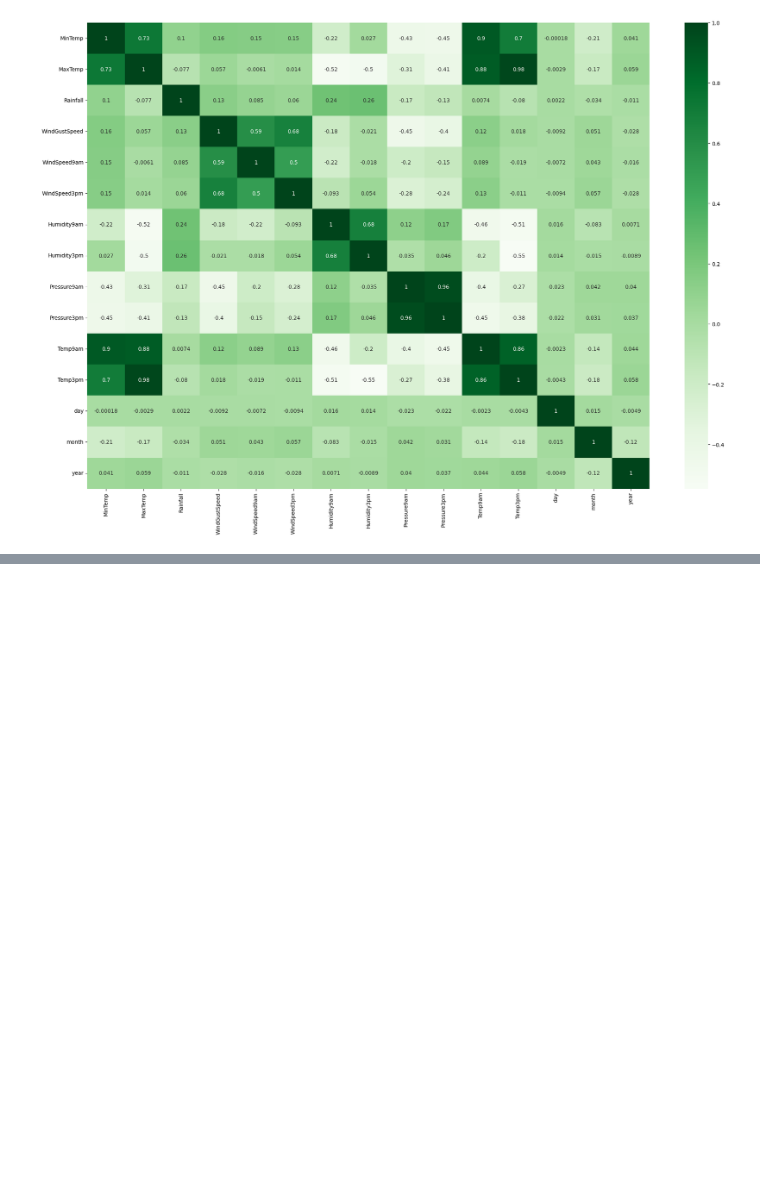
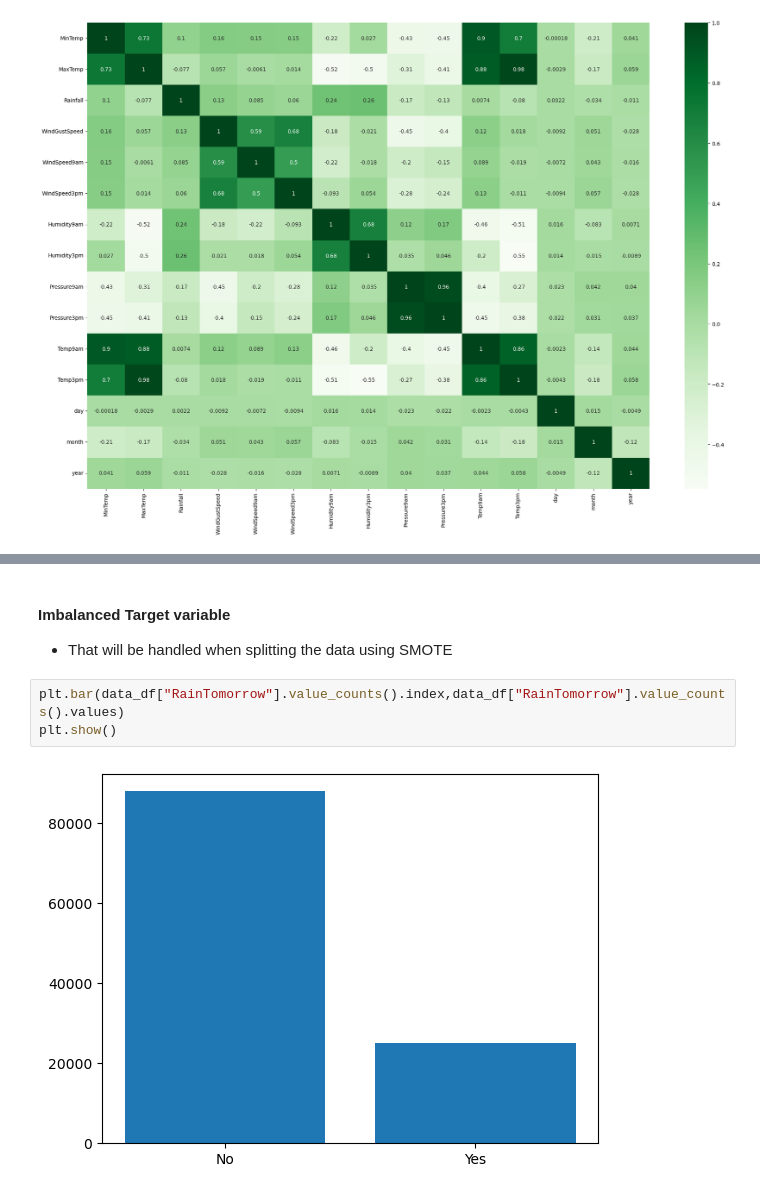
Before and after one commit to muhakazm/dev-ds, a Jupyter notebook: prj-data-rain-prediction/Australia.ipynb, the cells around one changed output, grey strips where cells are left out. Drawn from its saved outputs; the diff is of its cells as text; blank space fills up the shorter version.

Commit message:
rain prediction: australia; continuation

```diff
--- a/prj-data-rain-prediction/Australia.ipynb
+++ b/prj-data-rain-prediction/Australia.ipynb
@@ -186,0 +253,8 @@ plt.show()
+# %% [markdown]
+#### Imbalanced Target variable
+- That will be handled when splitting the data using SMOTE
+# %%
+plt.bar(data_df["RainTomorrow"].value_counts().index,data_df["RainTomorrow"].value_counts().values)
+plt.show()
+# %% [output]
+[figure, added]
```
Also changed, not shown: parts of 4 cells of this notebook.
